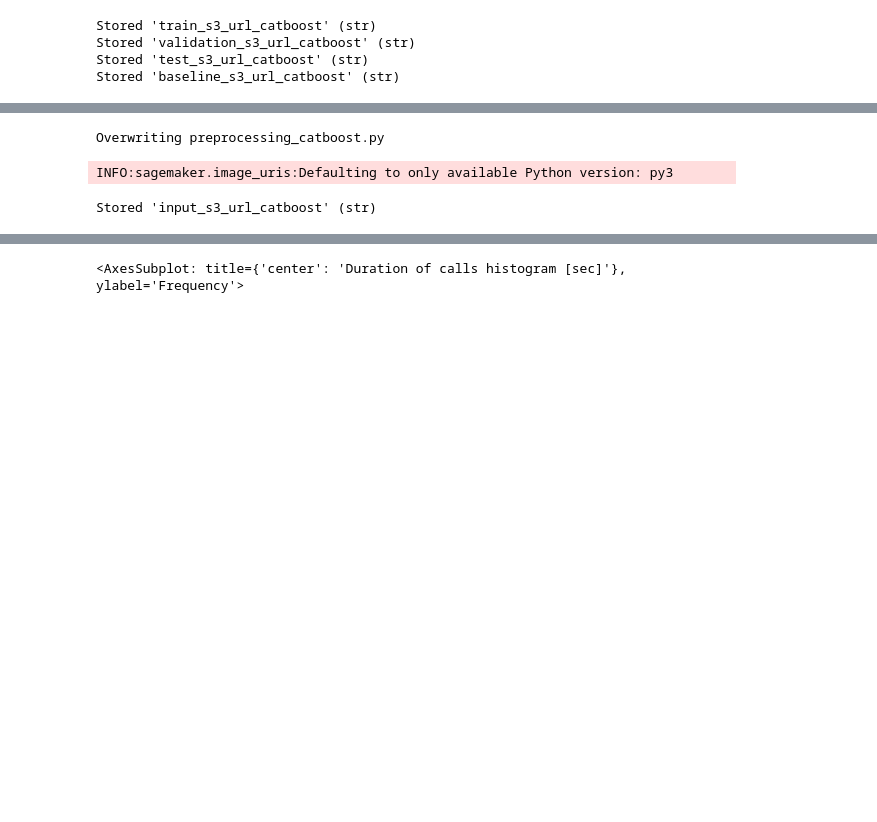
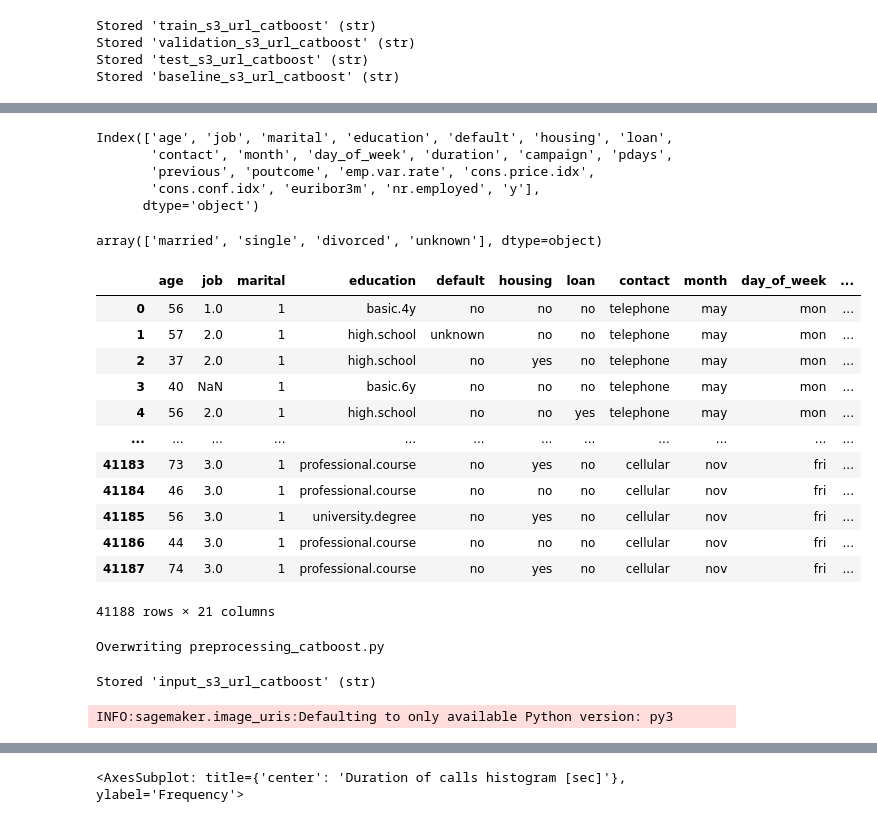
Before and after one commit to philikai/amazon-sagemaker-from-idea-to-production, a Jupyter notebook: additional-topics/A-B-testing.ipynb, the cells around one changed output, grey strips where cells are left out. Saved outputs shown, nothing was run; the diff lists cells and outputs as text; code cells hidden in the pictures; blank space fills up the shorter version.

```diff
--- a/additional-topics/A-B-testing.ipynb
+++ b/additional-topics/A-B-testing.ipynb
@@ -172,3 +203,40 @@ Stored 'baseline_s3_url_catboost' (str)
+# %%
+df_data.columns
+# %% [output]
+Index(['age', 'job', 'marital', 'education', 'default', 'housing', 'loan',
+       'contact', 'month', 'day_of_week', 'duration', 'campaign', 'pdays',
+       'previous', 'poutcome', 'emp.var.rate', 'cons.price.idx',
+       'cons.conf.idx', 'euribor3m', 'nr.employed', 'y'],
+      dtype='object')
+# %%
+df_data.marital.unique()
+# %% [output]
+array(['married', 'single', 'divorced', 'unknown'], dtype=object)
+# %%
+jobMapping = {'unemployed':0, 'student':1, 'housemaid':1, 'services':2,
+                        'blue-collar':3,'technician':3, 'retired':3, 'self-employed':4,'management':5,  'entrepreneur':6,
+                        'unknown':-999}
+# %%
+maritalMapping = {'single':0, 'married':1, 'divorced':2,'unknown':-999}
+# %%
+df = df_data.copy()
+df['job'] = df['job'].map(jobMapping)
+df['marital'] = df['marital'].map(maritalMapping)
+df
+# %% [output]
+|  | age | job | marital | education | default | housing | loan | contact | month | day_of_week | ... |
+| 0 | 56 | 1.0 | 1 | basic.4y | no | no | no | telephone | may | mon | ... |
+| 1 | 57 | 2.0 | 1 | high.school | unknown | no | no | telephone | may | mon | ... |
+| 2 | 37 | 2.0 | 1 | high.school | no | yes | no | telephone | may | mon | ... |
+| 3 | 40 | NaN | 1 | basic.6y | no | no | no | telephone | may | mon | ... |
+| 4 | 56 | 2.0 | 1 | high.school | no | no | yes | telephone | may | mon | ... |
+| ... | ... | ... | ... | ... | ... | ... | ... | ... | ... | ... | ... |
+| 41183 | 73 | 3.0 | 1 | professional.course | no | yes | no | cellular | nov | fri | ... |
+| 41184 | 46 | 3.0 | 1 | professional.course | no | no | no | cellular | nov | fri | ... |
+| 41185 | 56 | 3.0 | 1 | university.degree | no | yes | no | cellular | nov | fri | ... |
+| 41186 | 44 | 3.0 | 1 | professional.course | no | no | no | cellular | nov | fri | ... |
+| 41187 | 74 | 3.0 | 1 | professional.course | no | yes | no | cellular | nov | fri | ... |
+41188 rows × 21 columns
 # %%
 %%writefile preprocessing_catboost.py
 
@@ -247,15 +322,16 @@ if __name__=="__main__":
     print("## Processing complete. Exiting.")
 # %% [output]
 Overwriting preprocessing_catboost.py
+# %%
+input_s3_url_catboost = sm_session.upload_data(
+    path="../data/bank-additional/bank-additional-full.csv",
+    bucket=bucket_name,
+    key_prefix=f"{bucket_prefix_catboost}"
+)
+%store input_s3_url_catboost
+# %% [output]
+Stored 'input_s3_url_catboost' (str)
 # %%
-input_s3_url_catboost = sm_session.upload_data(
-    path="../data/bank-additional/bank-additional-full.csv",
-    bucket=bucket_name,
-    key_prefix=f"{bucket_prefix_catboost}/input"
-)
-
-%store input_s3_url_catboost
-
 framework_version = "0.23-1"
 processing_instance_type = "ml.m5.large"
 processing_instance_count = 1
@@ -263,8 +339,8 @@ processing_instance_count = 1
 sklearn_processor = SKLearnProcessor(
     framework_version=framework_version,
     role=sm_role,
-    instance_type=processing_instance_type,
-    # instance_type="local",
+    # instance_type=processing_instance_type,
+    instance_type="local",
     instance_count=processing_instance_count,
     base_job_name='from-idea-to-prod-processing',
     sagemaker_session=sm_session,
@@ -303,7 +379,6 @@ processing_outputs = [
     ]
 # %% [output]
 INFO:sagemaker.image_uris:Defaulting to only available Python version: py3
-Stored 'input_s3_url_catboost' (str)
 # %%
 try:
     sklearn_processor.run(
```
Also changed, not shown: parts of 17 cells of this notebook, 1 other file.
